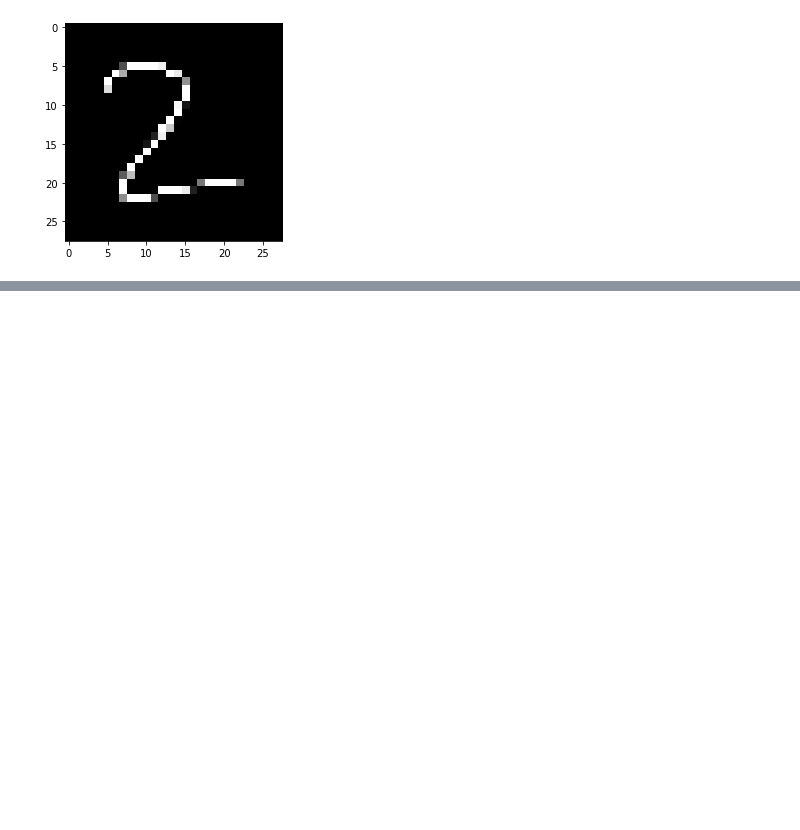
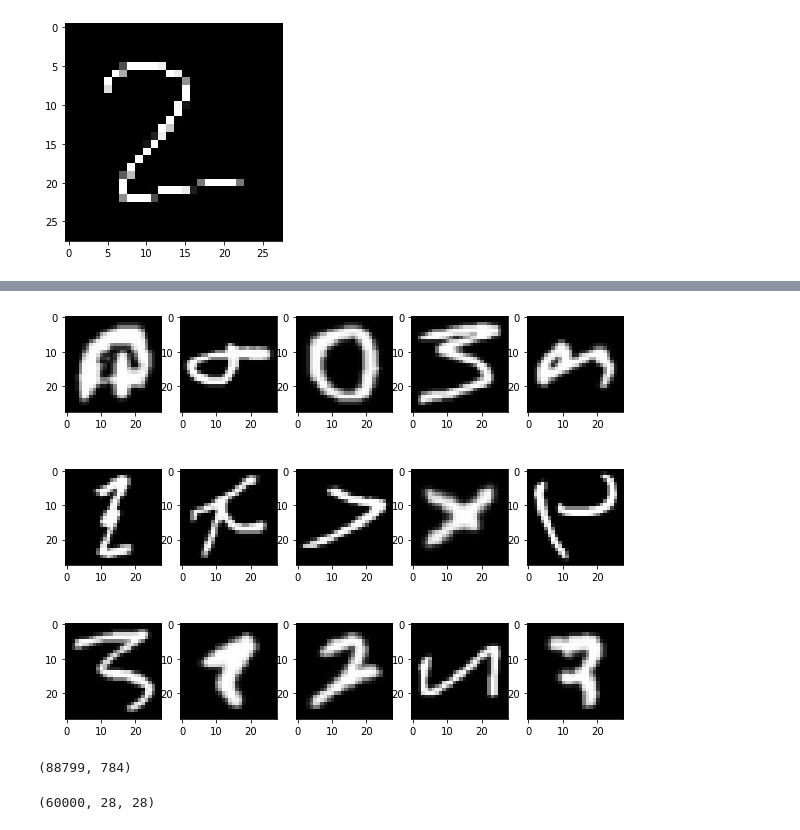
Before and after one commit to MerrillPE/DigitRecognitionProject, a Jupyter notebook: Digit_Recognition_Start.ipynb, the cells around one changed output, grey strips where cells are left out. Drawn from its saved outputs; the diff is of its cells as text; code cells hidden in the pictures; blank space fills up the shorter version.

```diff
--- a/Digit_Recognition_Start.ipynb
+++ b/Digit_Recognition_Start.ipynb
@@ -1052,3 +1021,10 @@ print('Prediction: {}'.format(self_prediction.argmax(axis=1)[9]))
 # %% [output]
 Prediction: 2
 [figure]
+# %%
+# MNIST Letter training and testing data
+
+train_letter_df = pd.read_csv('emnist-letters-train.csv')
+test_letter_df = pd.read_csv('emnist-letters-test.csv')
+
+train_letter_df
@@ -1054,0 +1061,16 @@ Prediction: 2
+# %%
+X_train = np.array(train_letter_df.iloc[:, 1:].values)
+y_train = np.array(train_letter_df.iloc[:, 0].values)
+
+X_test = np.array(test_letter_df.iloc[:, 1:].values)
+y_test = np.array(test_letter_df.iloc[:, 0].values)
+# %%
+fig, axes = plt.subplots(3, 5, figsize=(10,8))
+for i, ax in enumerate(axes.flat):
+    ax.imshow(X_train[i].reshape([28,28]), cmap=plt.get_cmap('gray'))
+# %% [output]
+[figure, added]
+# %%
+X_train.shape
+# %% [output]
+(88799, 784)
@@ -1054,0 +1079,4 @@ Prediction: 2
+# %%
+X1_train.shape
+# %% [output]
+(60000, 28, 28)
```
Also changed, not shown: parts of 38 cells of this notebook, 1 other file.
